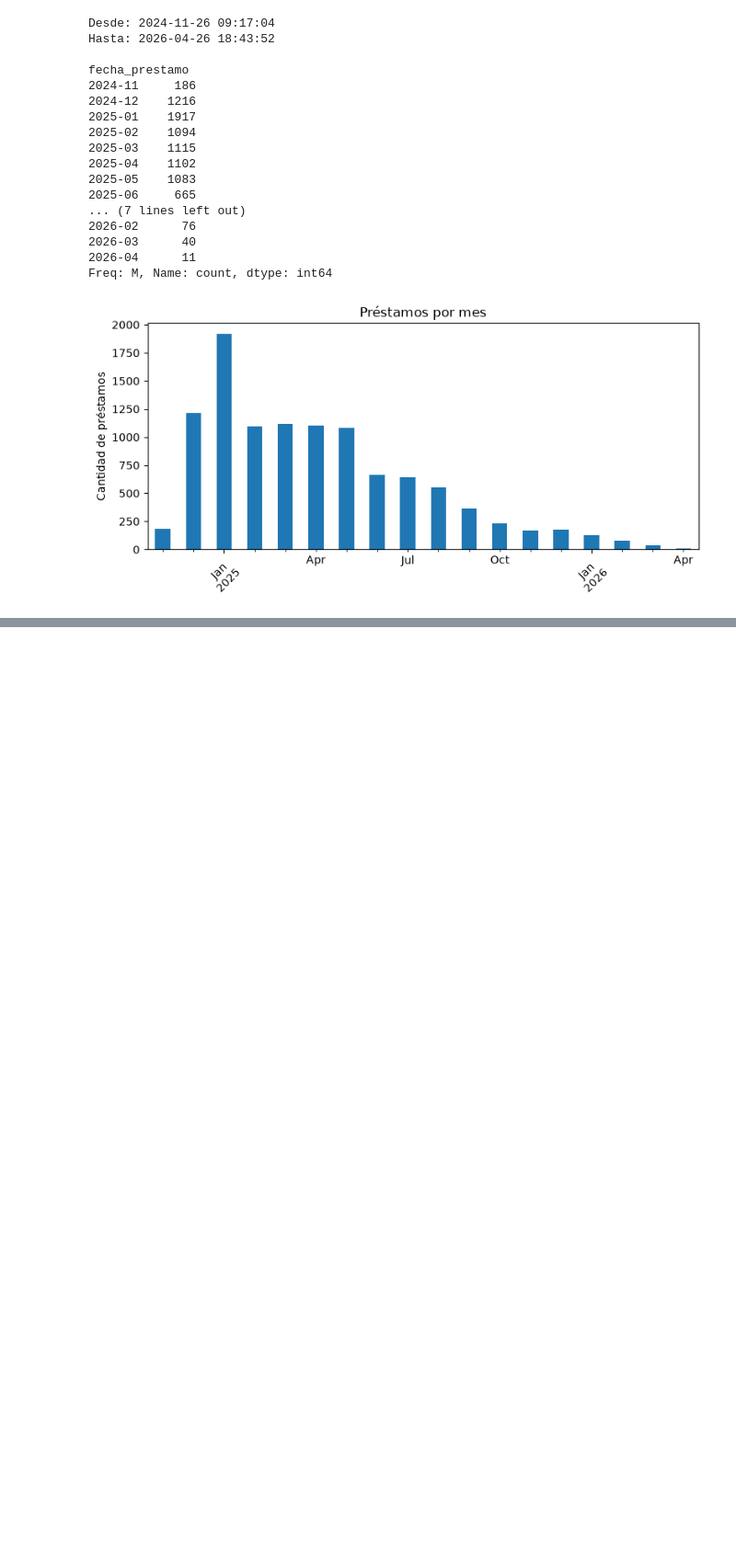
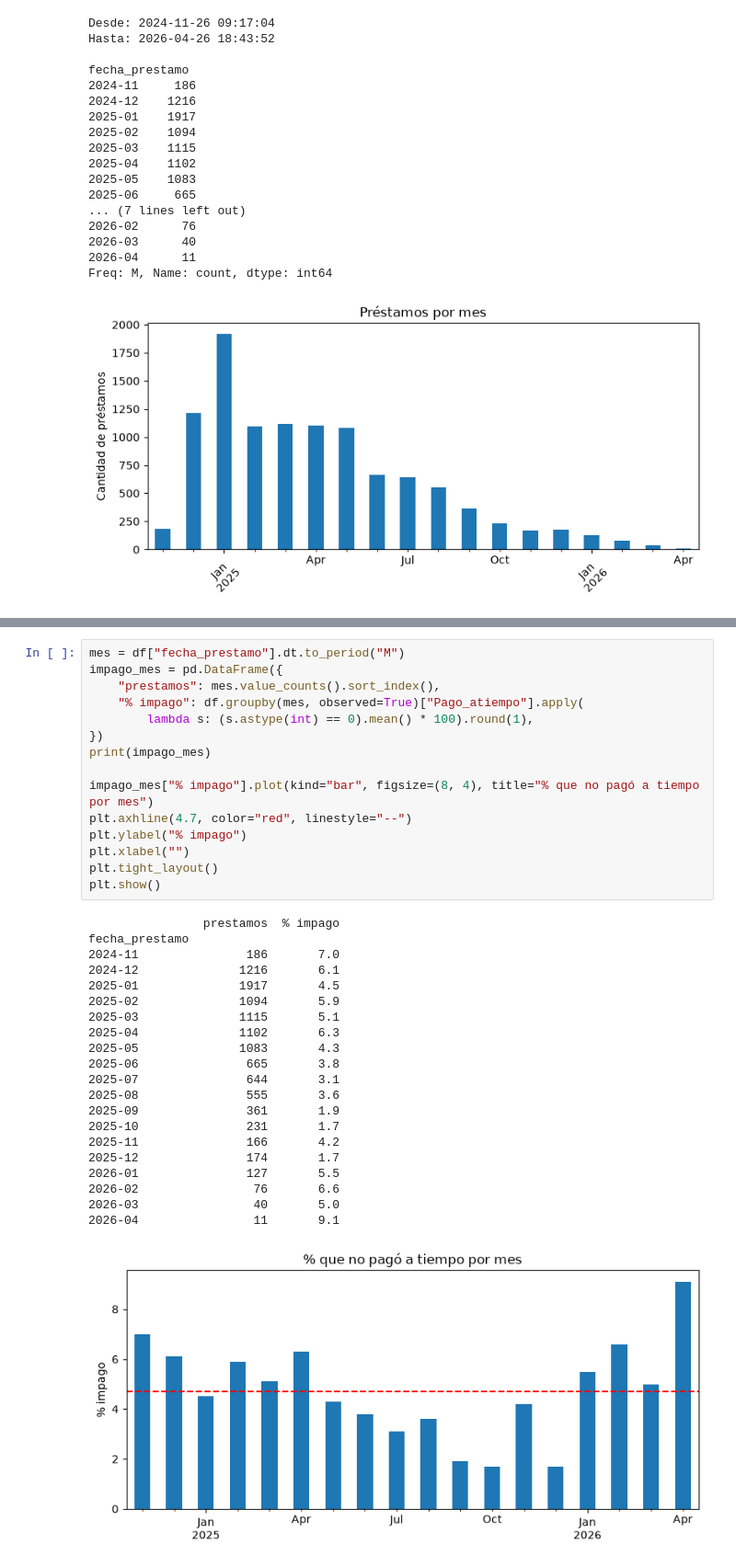
Before and after one commit to CarolinaLondono/mlops_repo_clondo-o, a Jupyter notebook: mlops_pipeline/comprension_eda.ipynb, the cells around one changed output, grey strips where cells are left out. Shown at 92% size. Cells and saved outputs as stored; diff of their text form; blank space fills up the shorter version.

```diff
--- a/mlops_pipeline/comprension_eda.ipynb
+++ b/mlops_pipeline/comprension_eda.ipynb
@@ -746,0 +820,37 @@ Freq: M, Name: count, dtype: int64
+# %%
+mes = df["fecha_prestamo"].dt.to_period("M")
+impago_mes = pd.DataFrame({
+    "prestamos": mes.value_counts().sort_index(),
+    "% impago": df.groupby(mes, observed=True)["Pago_atiempo"].apply(
+        lambda s: (s.astype(int) == 0).mean() * 100).round(1),
+})
+print(impago_mes)
+
+impago_mes["% impago"].plot(kind="bar", figsize=(8, 4), title="% que no pagó a tiempo por mes")
+plt.axhline(4.7, color="red", linestyle="--")
+plt.ylabel("% impago")
+plt.xlabel("")
+plt.tight_layout()
+plt.show()
+# %% [output]
+                prestamos  % impago
+fecha_prestamo
+2024-11               186       7.0
+2024-12              1216       6.1
+2025-01              1917       4.5
+2025-02              1094       5.9
+2025-03              1115       5.1
+2025-04              1102       6.3
+2025-05              1083       4.3
+2025-06               665       3.8
+2025-07               644       3.1
+2025-08               555       3.6
+2025-09               361       1.9
+2025-10               231       1.7
+2025-11               166       4.2
+2025-12               174       1.7
+2026-01               127       5.5
+2026-02                76       6.6
+2026-03                40       5.0
+2026-04                11       9.1
+[figure, added]
```
Also changed, not shown: parts of 10 cells of this notebook.
